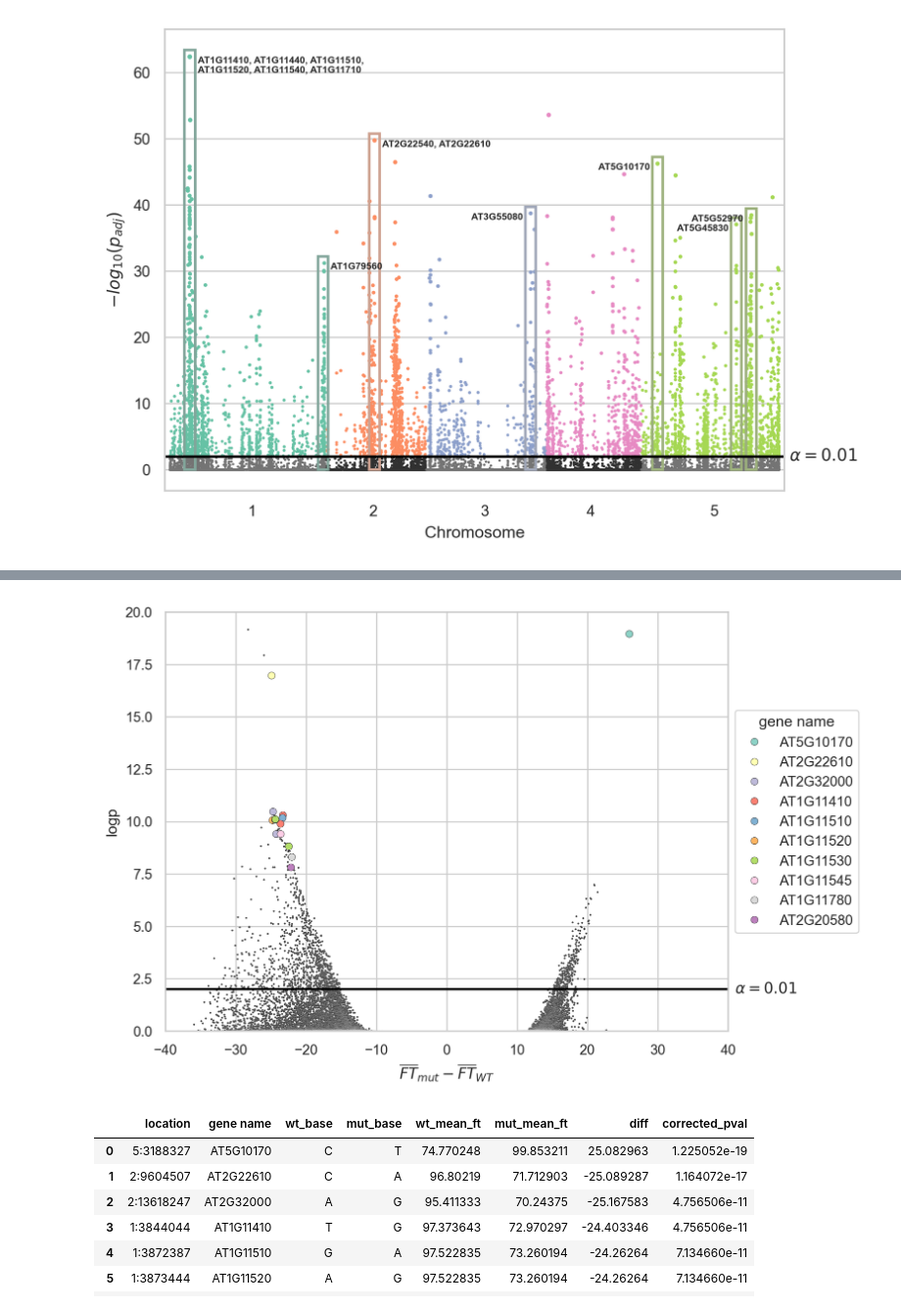
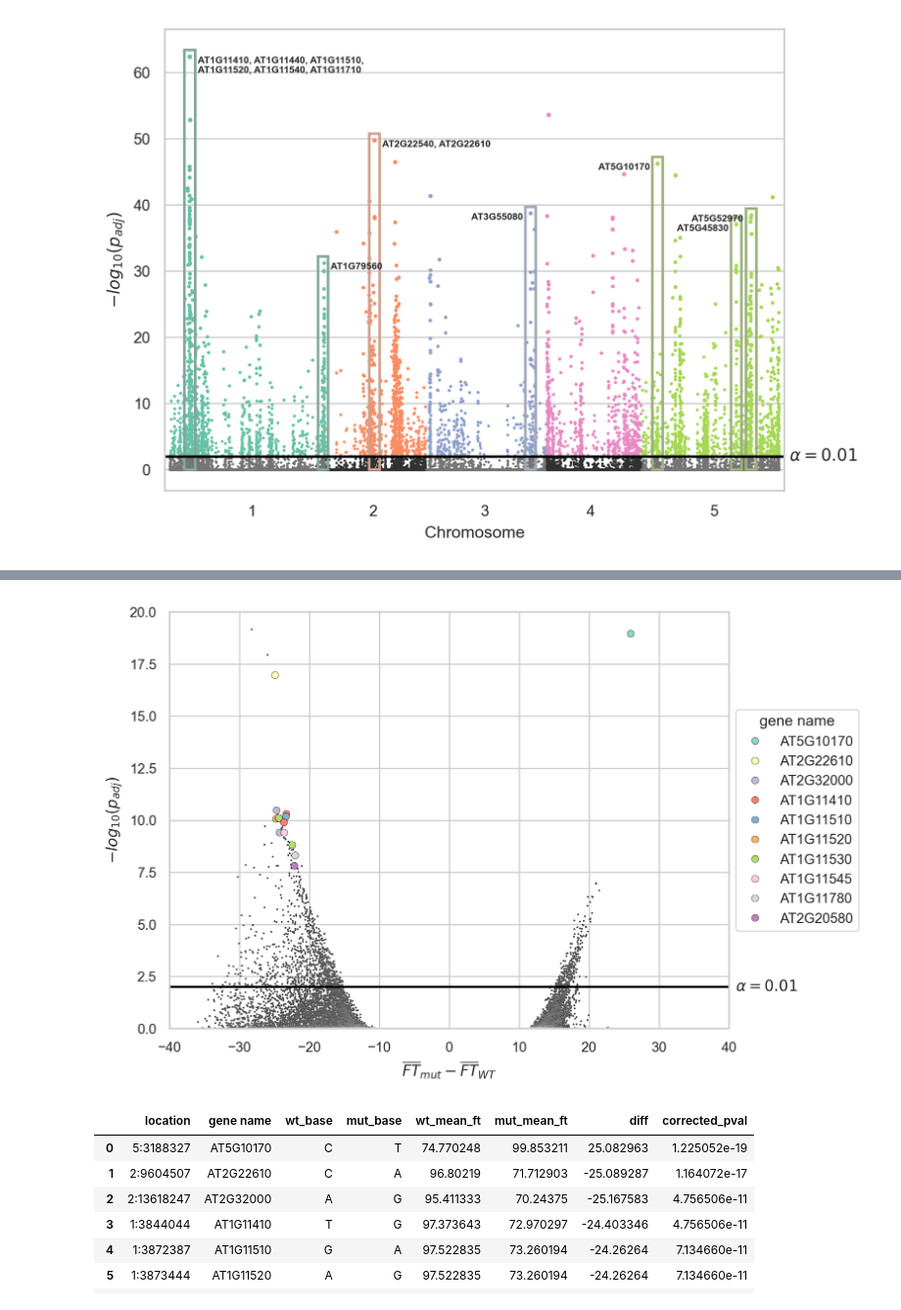
Before and after one commit to jacobbraun1402/MDSC-403-Final-Project, a Jupyter notebook: results.ipynb, the cells around one changed output, grey strips where cells are left out. Shown at 98% size. Drawn from its saved outputs; the diff is of its cells as text; code cells hidden in the pictures.

```diff
--- a/results.ipynb
+++ b/results.ipynb
@@ -275,27 +275,27 @@ volcano_data_merged
 # %%
 # "#747474", "#313131"
 annot_locs = [':'.join(x) for x in annotations[['Chr', 'SNP location']].to_numpy().astype(str)]
 annotations['location'] = annot_locs
 annot_data = pd.merge(volcano_data_merged.loc[volcano_data_merged['location'].isin(annot_locs)], annotations[['location', 'gene name']], on='location')
 np.random.seed(0)
 annot_data['diff_jitter'] = annot_data['diff'] + np.random.normal(0,.5, len(annot_data))
 annot_data['logp_jitter'] = annot_data['logp'] + np.random.normal(0,.1, len(annot_data))
 volcano_plot = sns.scatterplot(volcano_data_merged.loc[(~volcano_data_merged['location'].isin(annot_locs)),:],
                                x='diff', y='logp',
                                c="#3B3B3B", lw=.05, legend=False, s=1.5, edgecolor='white')
 
 sns.scatterplot(annot_data, x='diff_jitter', y='logp_jitter', hue='gene name', palette=sns.color_palette('Set3', 10), edgecolor='black', s=20, lw=.2)
 
 volcano_plot.set_xlabel(r'$\overline{FT}_{mut}-\overline{FT}_{WT}$')
 volcano_plot.set_xlim((-40,40))
 volcano_plot.set_ylim((0,20))
 volcano_plot.axhline(y=thresh, c='black', lw=1.5)
 volcano_plot.text(x=volcano_plot.get_xlim()[1] + 1, y=thresh, s=r'$\alpha=0.01$', ha='left', va='center')
 volcano_plot.legend(loc='center left', bbox_to_anchor=(1.0, 0.5), title='gene name')
-
+volcano_plot.set_ylabel(r'$-log_{10}(p_{adj})$')
 plt.show()
 # %% [output]
-[figure, old version]
+[figure, new version]
 # %%
 annot_data[['location', 'gene name', 'wt_base', 'mut_base', 'wt_mean_ft', 'mut_mean_ft', 'diff', 'corrected_pval']]
 # %% [output]
```
Also changed, not shown: parts of 3 cells of this notebook.
